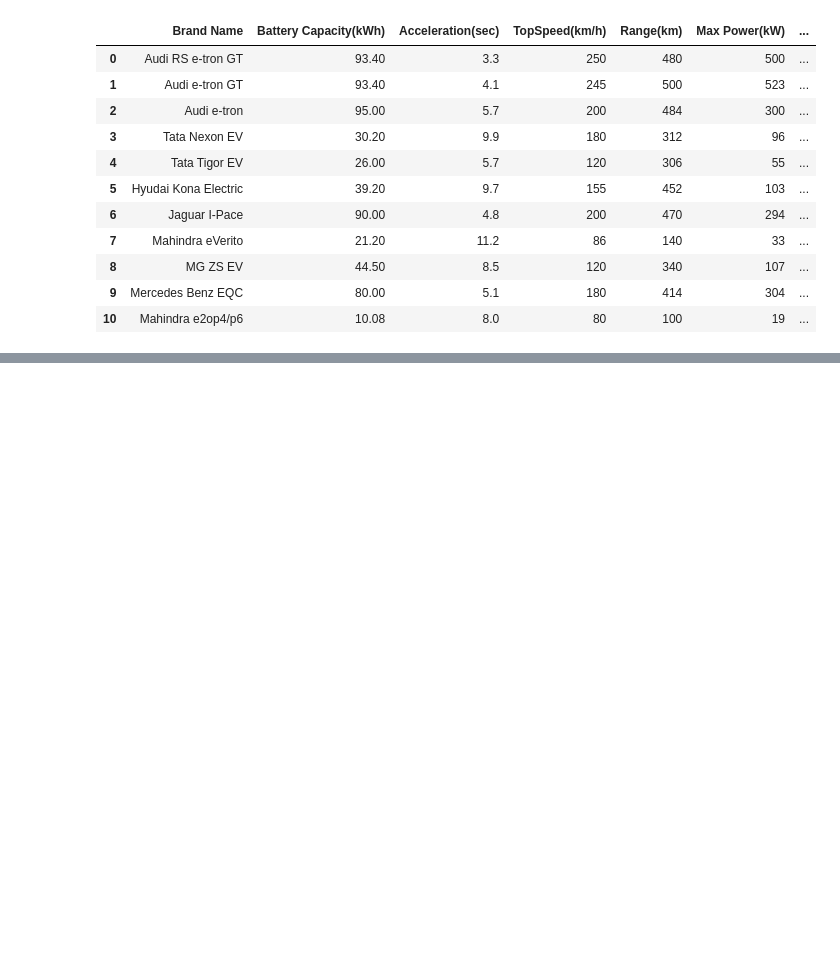
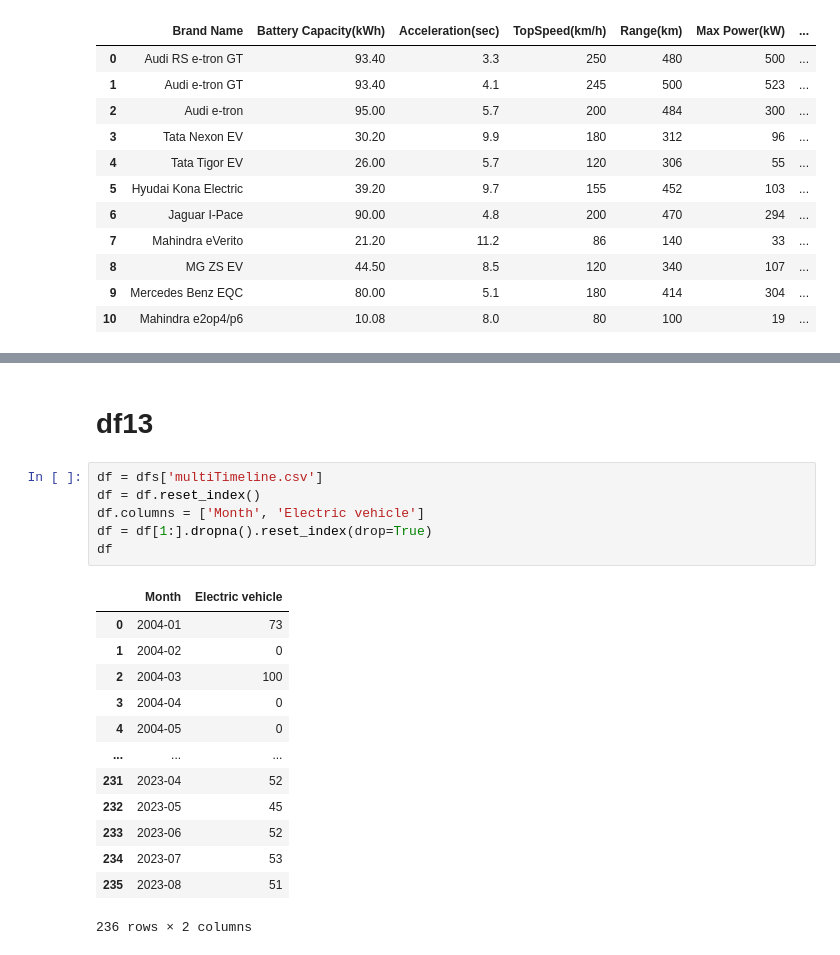
Before and after one commit to Adhiban1/EV-Market-Segmentation, a Jupyter notebook: dataset analysis.ipynb, the cells around one changed output, grey strips where cells are left out. Saved outputs shown, nothing was run; the diff lists cells and outputs as text; blank space fills up the shorter version.

```diff
--- a/dataset analysis.ipynb
+++ b/dataset analysis.ipynb
@@ -492,0 +527,22 @@ df
+# %% [markdown]
+# df13
+# %%
+df = dfs['multiTimeline.csv']
+df = df.reset_index()
+df.columns = ['Month', 'Electric vehicle']
+df = df[1:].dropna().reset_index(drop=True)
+df
+# %% [output]
+|  | Month | Electric vehicle |
+| 0 | 2004-01 | 73 |
+| 1 | 2004-02 | 0 |
+| 2 | 2004-03 | 100 |
+| 3 | 2004-04 | 0 |
+| 4 | 2004-05 | 0 |
+| ... | ... | ... |
+| 231 | 2023-04 | 52 |
+| 232 | 2023-05 | 45 |
+| 233 | 2023-06 | 52 |
+| 234 | 2023-07 | 53 |
+| 235 | 2023-08 | 51 |
+236 rows × 2 columns
```
Also changed, not shown: parts of 10 cells of this notebook, 22 other files.
